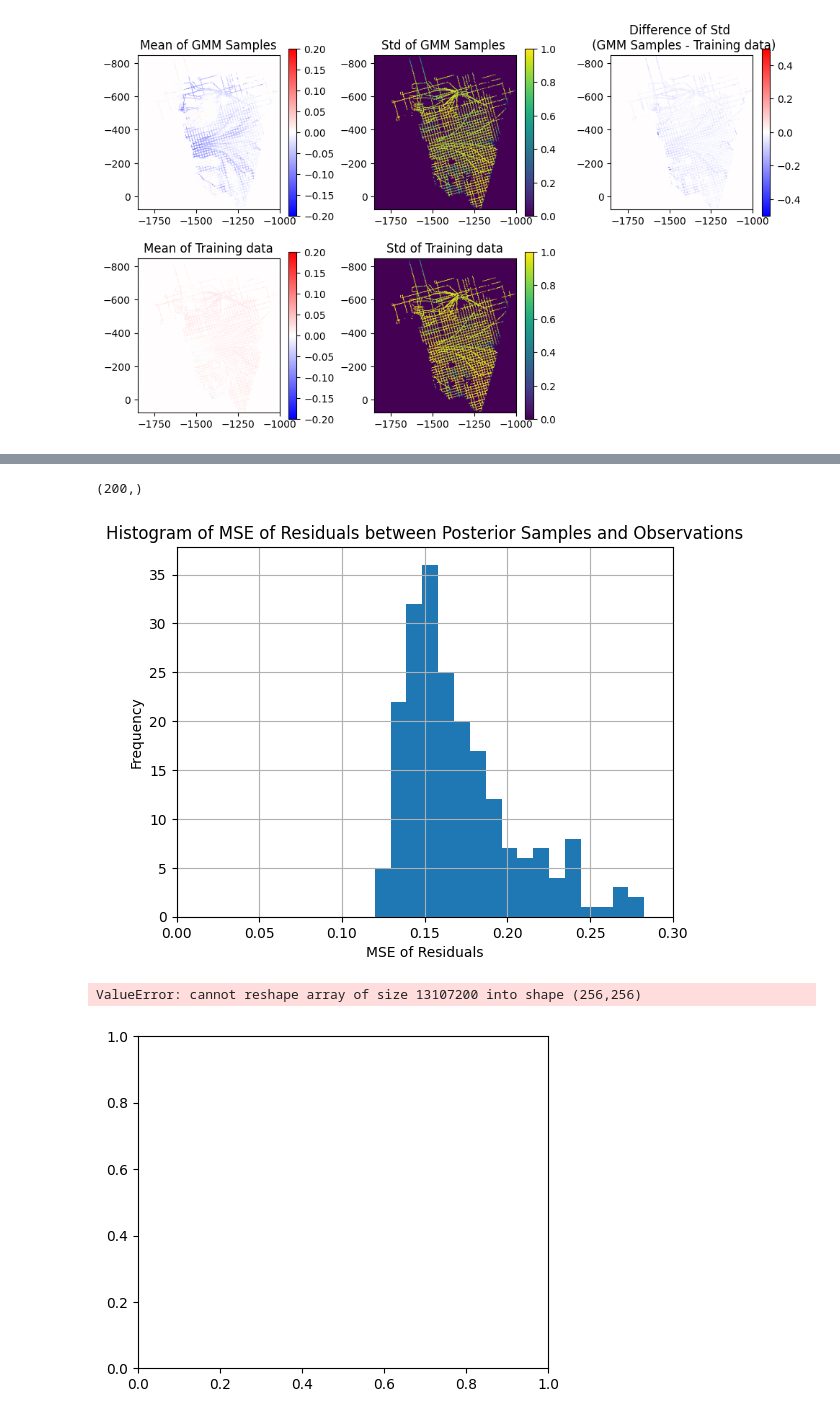
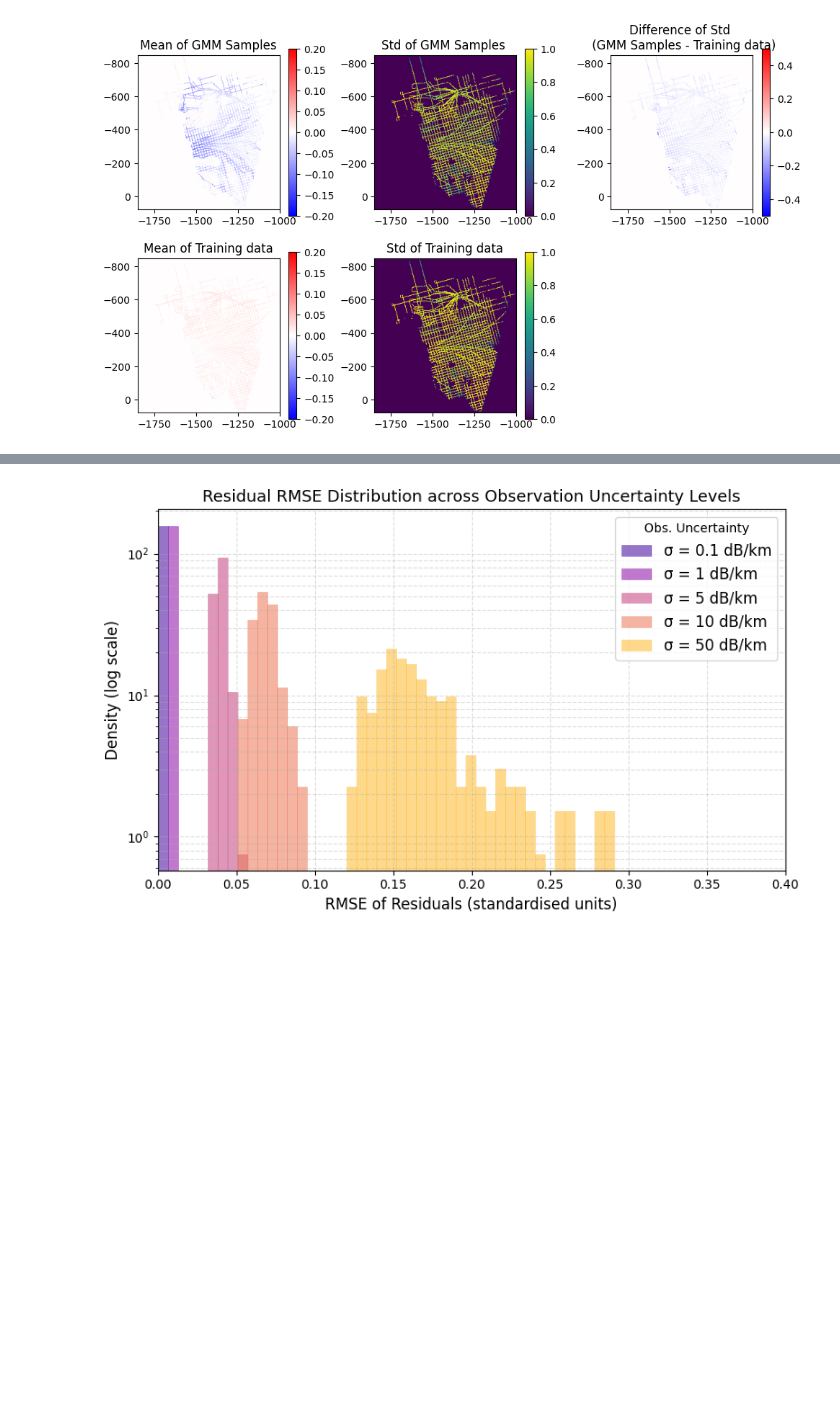
Before and after one commit to alastairyang/calibrated-prior, a Jupyter notebook: notebooks/syntheticValidation.ipynb, the cells around one changed output, grey strips where cells are left out. Saved outputs shown, nothing was run; the diff lists cells and outputs as text; code cells hidden in the pictures; blank space fills up the shorter version.

Commit message:
synthetic validation plotted across various obs precision

```diff
--- a/notebooks/syntheticValidation.ipynb
+++ b/notebooks/syntheticValidation.ipynb
@@ -304,35 +331,33 @@ Processing test sample 201/209...
-# %%
-np.mean((posterior_residual-obs_extra)**2, axis=1).shape
-# %% [output]
-(200,)
 # %%
-plt.hist(residual_MSE, bins=20)
-plt.xlim(0, 0.3)
-plt.xlabel('MSE of Residuals')
-plt.ylabel('Frequency')
-plt.title('Histogram of MSE of Residuals between Posterior Samples and Observations')
-plt.grid(True)
+fig, ax = plt.subplots(figsize=(8, 5))
+
+# Use a shared fine bin grid so all distributions are comparable
+bin_edges = np.linspace(0, 0.5, 80)
+
+colors    = plt.cm.plasma(np.linspace(0.1, 0.85, len(obs_uncertainties)))
+
+for color, obs_uncertainty in zip(colors, obs_uncertainties):
+    mse_vals = all_residual_MSE[obs_uncertainty]
+    ax.hist(
+        mse_vals,
+        bins      = bin_edges,
+        alpha     = 0.55,
+        color     = color,
+        edgecolor = color,
+        linewidth = 0.4,
+        label     = f'σ = {obs_uncertainty} dB/km',
+        density   = True,   # normalise so narrow peaks are tall, not invisible
+    )
+
+ax.set_yscale('log')          # log-y keeps small-spread peaks visible
+ax.set_xlim(0, 0.4)
+ax.set_xlabel('RMSE of Residuals (standardised units)', fontsize=12)
+ax.set_ylabel('Density (log scale)', fontsize=12)
+ax.set_title('Residual RMSE Distribution across Observation Uncertainty Levels', fontsize=13)
+ax.legend(title='Obs. Uncertainty', fontsize=12)
+ax.grid(True, which='both', linestyle='--', alpha=0.4)
+
+plt.tight_layout()
 plt.show()
-
-# visualize the 5 random samples with full data
-plt.figure(figsize=(18,25))
-
-for i, (posterior_residual, obs_extra) in enumerate(pred_truth_compared):
-    plt.subplot(5, 3, i*3+1)
-    plt.imshow(posterior_residual.reshape(md.nx, md.ny), extent=md.extent, origin='lower', vmin=-0.2, vmax=0.2, cmap='bwr')
-    plt.title(f'Posterior Residual (Sample {i+1})')
-    plt.colorbar()
-    plt.subplot(5, 3, i*3+2)
-    plt.imshow(obs_extra.reshape(md.nx, md.ny), extent=md.extent, origin='lower', vmin=-0.2, vmax=0.2, cmap='bwr')
-    plt.title(f'Observation Extra (Sample {i+1})')
-    plt.colorbar()
-    plt.subplot(5, 3, i*3+3)
-    plt.imshow((posterior_residual-obs_extra).reshape(md.nx, md.ny), extent=md.extent, origin='lower', vmin=-0.2, vmax=0.2, cmap='bwr')
-    plt.title(f'Difference (Posterior Residual - Observation Extra) (Sample {i+1})')
-    plt.colorbar()
-    plt.tight_layout()
-    plt.show()
 # %% [output]
-[figure, old version]
+[figure, new version]
-ValueError: cannot reshape array of size 13107200 into shape (256,256)
-[figure, removed]
```
Also changed, not shown: parts of 2 cells of this notebook.
